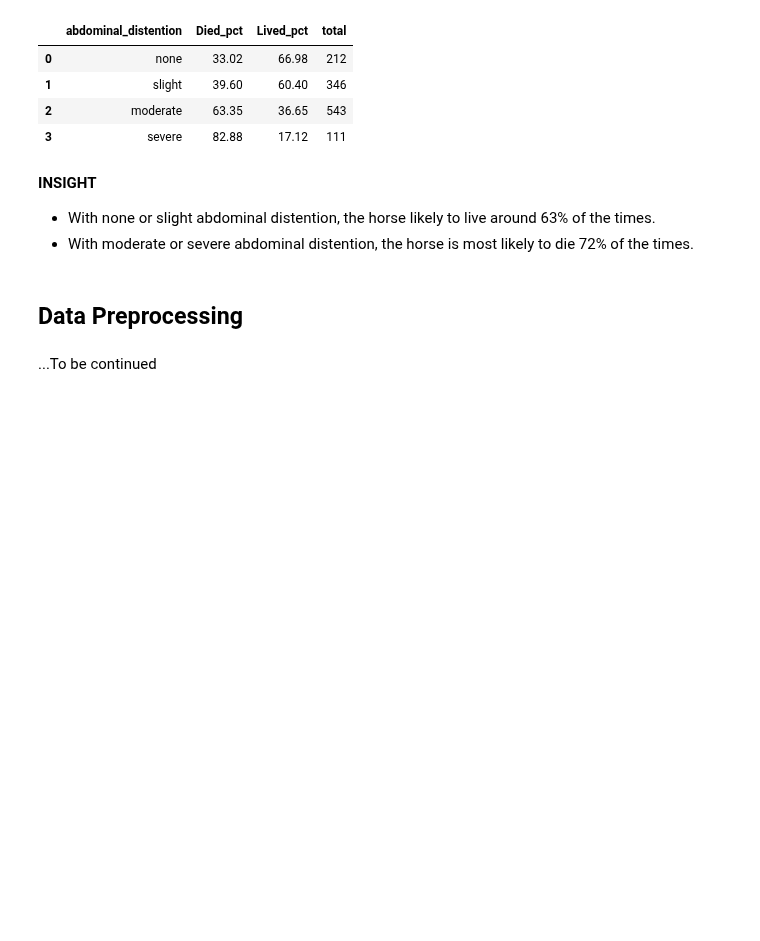
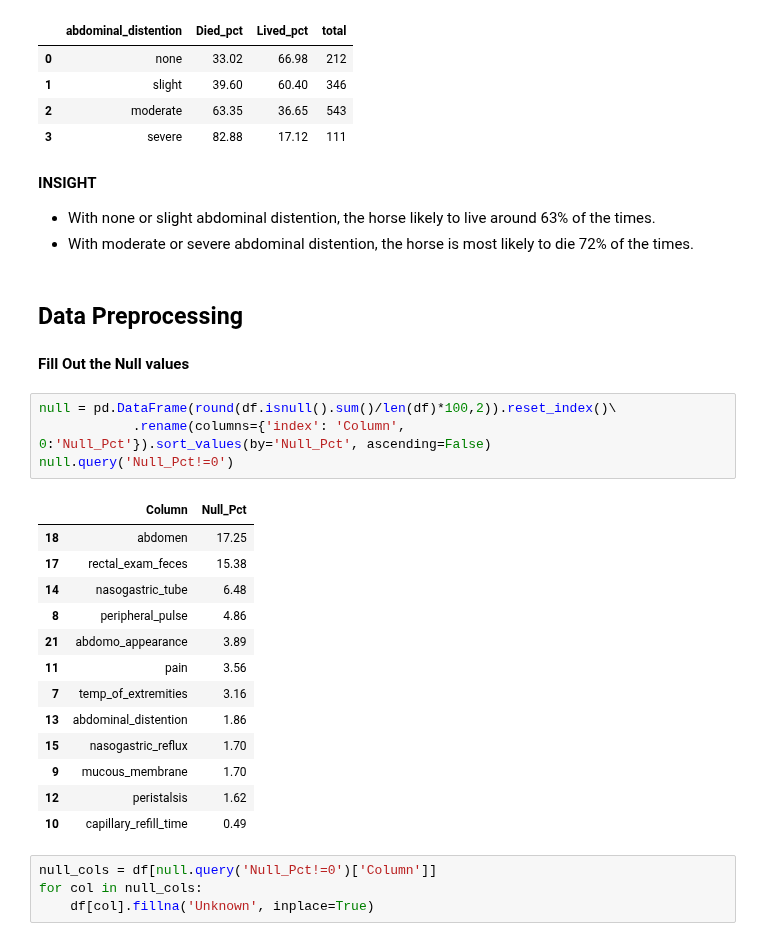
Before and after one commit to dakshbhatnagar/projects, a Jupyter notebook: horse_survival/analysis.ipynb, the cells around one changed output. Cells and saved outputs as stored; diff of their text form; blank space fills up the shorter version.

```diff
--- a/horse_survival/analysis.ipynb
+++ b/horse_survival/analysis.ipynb
@@ -449,5 +450,27 @@ pd.read_sql(query, conn)
 - With moderate or severe abdominal distention, the horse is most likely to die 72% of the times.
 # %% [markdown]
 ## Data Preprocessing
-# %% [markdown]
-...To be continued
+# %% [markdown]
+**Fill Out the Null values**
+# %%
+null = pd.DataFrame(round(df.isnull().sum()/len(df)*100,2)).reset_index()\
+            .rename(columns={'index': 'Column', 0:'Null_Pct'}).sort_values(by='Null_Pct', ascending=False)
+null.query('Null_Pct!=0')
+# %% [output]
+|  | Column | Null_Pct |
+| 18 | abdomen | 17.25 |
+| 17 | rectal_exam_feces | 15.38 |
+| 14 | nasogastric_tube | 6.48 |
+| 8 | peripheral_pulse | 4.86 |
+| 21 | abdomo_appearance | 3.89 |
+| 11 | pain | 3.56 |
+| 7 | temp_of_extremities | 3.16 |
+| 13 | abdominal_distention | 1.86 |
+| 15 | nasogastric_reflux | 1.70 |
+| 9 | mucous_membrane | 1.70 |
+| 12 | peristalsis | 1.62 |
+| 10 | capillary_refill_time | 0.49 |
+# %%
+null_cols = df[null.query('Null_Pct!=0')['Column']]
+for col in null_cols:
+    df[col].fillna('Unknown', inplace=True)
```
Also changed, not shown: parts of 8 cells of this notebook, 2 other files.
